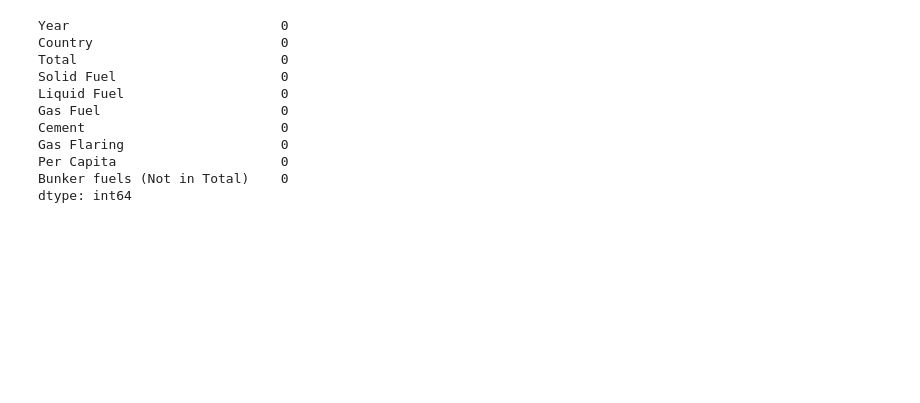
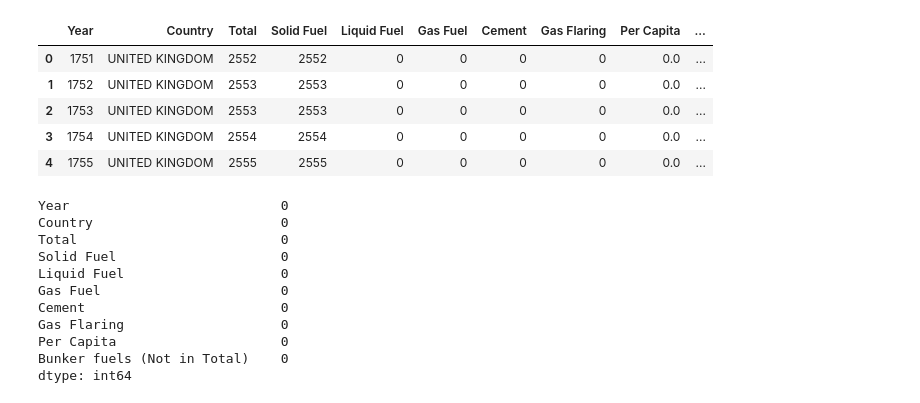
Before and after one commit to Johang727/EGR215, a Jupyter notebook: assignments/Mod5/D2/Mod5ProgDev2.ipynb, the cells around one changed output. Cells and saved outputs as stored; diff of their text form; code cells hidden in the pictures; blank space fills up the shorter version.

```diff
--- a/assignments/Mod5/D2/Mod5ProgDev2.ipynb
+++ b/assignments/Mod5/D2/Mod5ProgDev2.ipynb
@@ -17 +36,11 @@ import seaborn as sns
+# %%
+# look at the first few rows of data
+df.head(5)
+# %% [output]
+|  | Year | Country | Total | Solid Fuel | Liquid Fuel | Gas Fuel | Cement | Gas Flaring | Per Capita | ... |
+| 0 | 1751 | UNITED KINGDOM | 2552 | 2552 | 0 | 0 | 0 | 0 | 0.0 | ... |
+| 1 | 1752 | UNITED KINGDOM | 2553 | 2553 | 0 | 0 | 0 | 0 | 0.0 | ... |
+| 2 | 1753 | UNITED KINGDOM | 2553 | 2553 | 0 | 0 | 0 | 0 | 0.0 | ... |
+| 3 | 1754 | UNITED KINGDOM | 2554 | 2554 | 0 | 0 | 0 | 0 | 0.0 | ... |
+| 4 | 1755 | UNITED KINGDOM | 2555 | 2555 | 0 | 0 | 0 | 0 | 0.0 | ... |
 # %%
```
Also changed, not shown: parts of 4 cells of this notebook.
